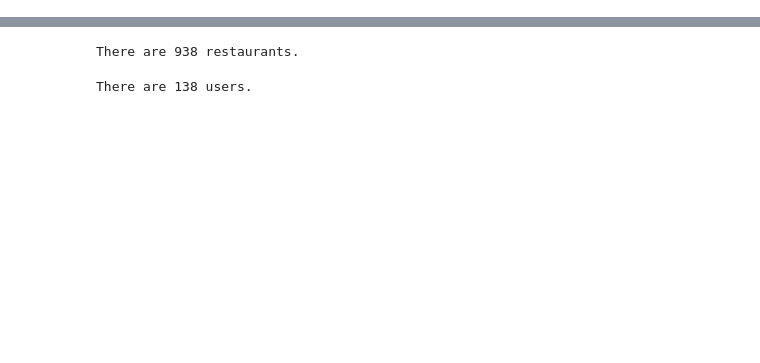
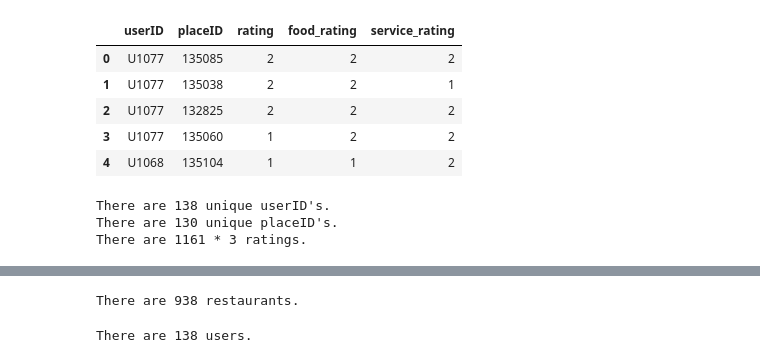
Before and after one commit to liyenhsu/restaurant-data-with-consumer-ratings, a Jupyter notebook: exploration.ipynb, the cells around one changed output, grey strips where cells are left out. Drawn from its saved outputs; the diff is of its cells as text; code cells hidden in the pictures; blank space fills up the shorter version.

```diff
--- a/exploration.ipynb
+++ b/exploration.ipynb
@@ -28,0 +184,17 @@ rating = pd.read_csv('data/rating_final.csv')
+# %%
+rating.head()
+# %% [output]
+|  | userID | placeID | rating | food_rating | service_rating |
+| 0 | U1077 | 135085 | 2 | 2 | 2 |
+| 1 | U1077 | 135038 | 2 | 2 | 1 |
+| 2 | U1077 | 132825 | 2 | 2 | 2 |
+| 3 | U1077 | 135060 | 1 | 2 | 2 |
+| 4 | U1068 | 135104 | 1 | 1 | 2 |
+# %%
+print("There are {} unique userID's.".format(len(rating.userID.unique())))
+print("There are {} unique placeID's.".format(len(rating.placeID.unique())))
+print("There are {} * 3 ratings.".format(len(rating)))
+# %% [output]
+There are 138 unique userID's.
+There are 130 unique placeID's.
+There are 1161 * 3 ratings.
```
Also changed, not shown: parts of 37 cells of this notebook.
